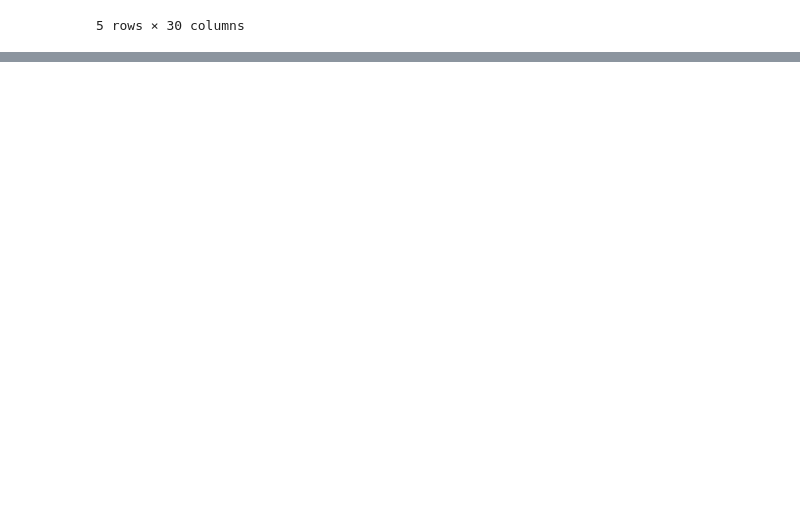
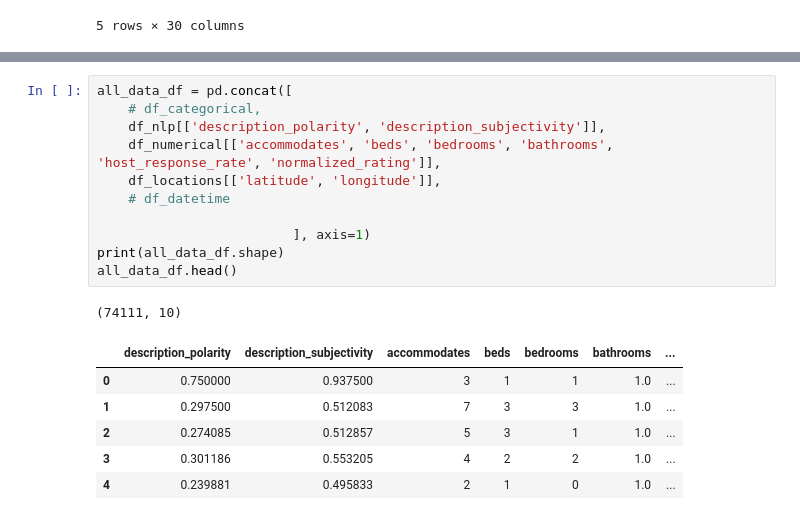
Before and after one commit to wingyiuc/dsw-project, a Jupyter notebook: main.ipynb, the cells around one changed output, grey strips where cells are left out. Cells and saved outputs as stored; diff of their text form; blank space fills up the shorter version.

```diff
--- a/main.ipynb
+++ b/main.ipynb
@@ -85,0 +123,19 @@ df_locations =
+# %%
+all_data_df = pd.concat([
+    # df_categorical,
+    df_nlp[['description_polarity', 'description_subjectivity']],
+    df_numerical[['accommodates', 'beds', 'bedrooms', 'bathrooms', 'host_response_rate', 'normalized_rating']],
+    df_locations[['latitude', 'longitude']],
+    # df_datetime
+
+                         ], axis=1)
+print(all_data_df.shape)
+all_data_df.head()
+# %% [output]
+(74111, 10)
+|  | description_polarity | description_subjectivity | accommodates | beds | bedrooms | bathrooms | ... |
+| 0 | 0.750000 | 0.937500 | 3 | 1 | 1 | 1.0 | ... |
+| 1 | 0.297500 | 0.512083 | 7 | 3 | 3 | 1.0 | ... |
+| 2 | 0.274085 | 0.512857 | 5 | 3 | 1 | 1.0 | ... |
+| 3 | 0.301186 | 0.553205 | 4 | 2 | 2 | 1.0 | ... |
+| 4 | 0.239881 | 0.495833 | 2 | 1 | 0 | 1.0 | ... |
```
Also changed, not shown: parts of 15 cells of this notebook, 3 other files.
